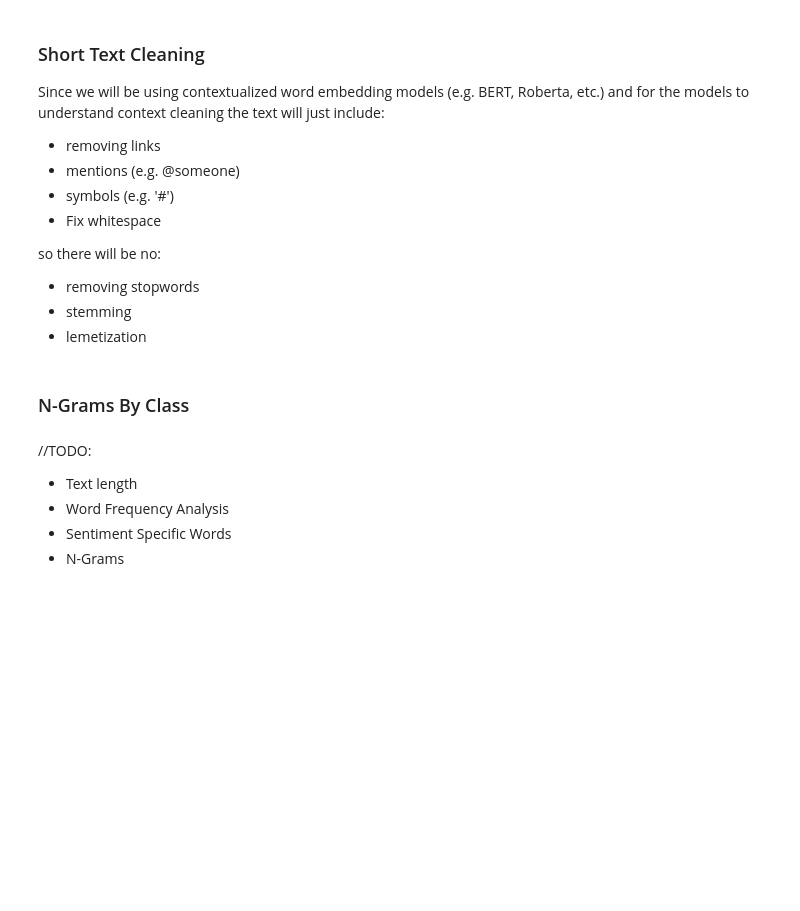
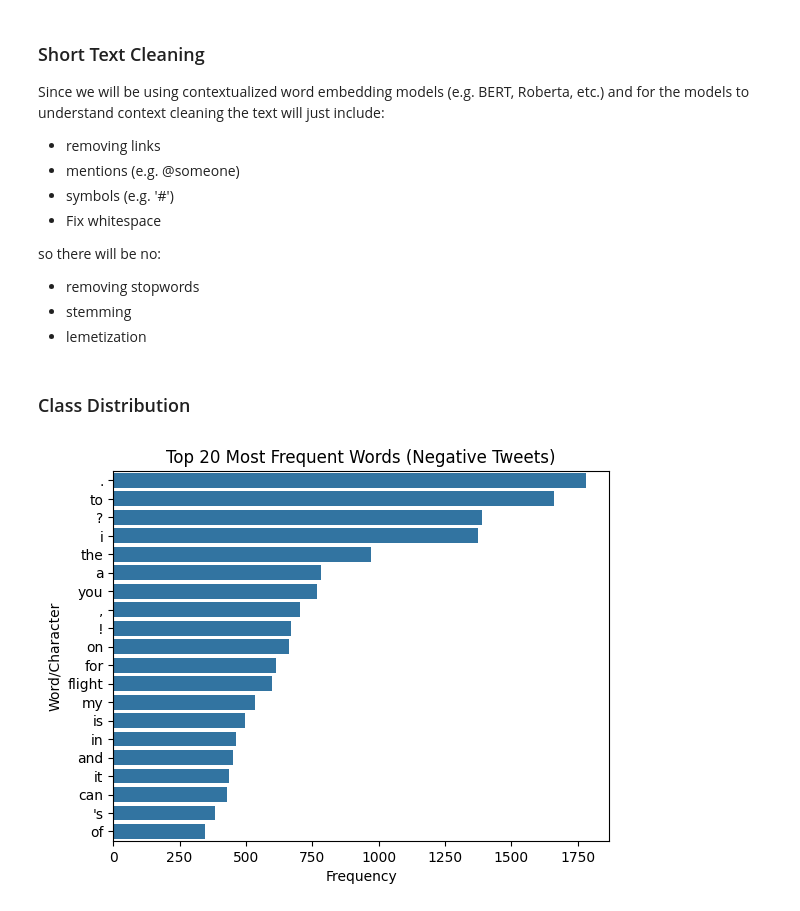
Before and after one commit to Andreas-Lukito/twitter-airline-sentiment-analysis, a Jupyter notebook: notebooks/01eda-preprocessing.ipynb, the cells around one changed output. Drawn from its saved outputs; the diff is of its cells as text; code cells hidden in the pictures; blank space fills up the shorter version.

```diff
--- a/notebooks/01eda-preprocessing.ipynb
+++ b/notebooks/01eda-preprocessing.ipynb
@@ -96,3 +95,6 @@ np.int64(36)
+# %%
+# drop duplicates
+data = data.drop_duplicates()
 # %%
 counts = data["airline_sentiment"].value_counts(dropna=False)  # Get the count values
 counts.index = counts.index.astype(str)
@@ -173,19 +175,3 @@ plt.ylabel("Word/Character")
 plt.show()
 # %% [output]
 [figure]
-# %%
-neg_words = []
-for s in data[data["airline_sentiment"] == "neutral"]["text"]:
-    neg_words.extend(word_tokenize(s.lower()))
-
-neg_freq_dist = nltk.FreqDist(neg_words).most_common(20)
-
-# Split into words and counts
-words = [w for w, c in neg_freq_dist]
-counts = [c for w, c in neg_freq_dist]
-
-sns.barplot(x = counts, y = words)
-plt.title("Top 20 Most Frequent Words (Negative Tweets)")
-plt.xlabel("Frequency")
-plt.ylabel("Word/Character")
-plt.show()
@@ -205,17 +189,12 @@ so there will be no:
 - stemming
 - lemetization
 # %%
-def clean_text():
+def clean_text(text):
     text = re.sub(r"http\S+|www\S+", "", text)  # remove URLs
     text = re.sub(r"@\w+", "", text)            # remove mentions
     text = re.sub(r"#", "", text)               # remove hashtags symbol (keep the word)
     text = re.sub(r"\s+", " ", text).strip()    # fix whitespace
     return text
-# %% [markdown]
-### N-Grams By Class
-# %% [markdown]
-//TODO:
-- Text length
-- Word Frequency Analysis
-- Sentiment Specific Words
-- N-Grams
+# %%
+tqdm.pandas(desc="Cleaning Text...", unit="text")
+data["clean_text"] = data["text"].progress_apply(lambda x: clean_text(x))
@@ -221,0 +205,20 @@ def clean_text():
+# %% [markdown]
+### Class Distribution
+# %%
+neg_words = []
+for s in data[data["airline_sentiment"] == "neutral"]["clean_text"]:
+    neg_words.extend(word_tokenize(s.lower()))
+
+neg_freq_dist = nltk.FreqDist(neg_words).most_common(20)
+
+# Split into words and counts
+words = [w for w, c in neg_freq_dist]
+counts = [c for w, c in neg_freq_dist]
+
+sns.barplot(x = counts, y = words)
+plt.title("Top 20 Most Frequent Words (Negative Tweets)")
+plt.xlabel("Frequency")
+plt.ylabel("Word/Character")
+plt.show()
+# %% [output]
+[figure, added]
```
Also changed, not shown: parts of 4 cells of this notebook.
